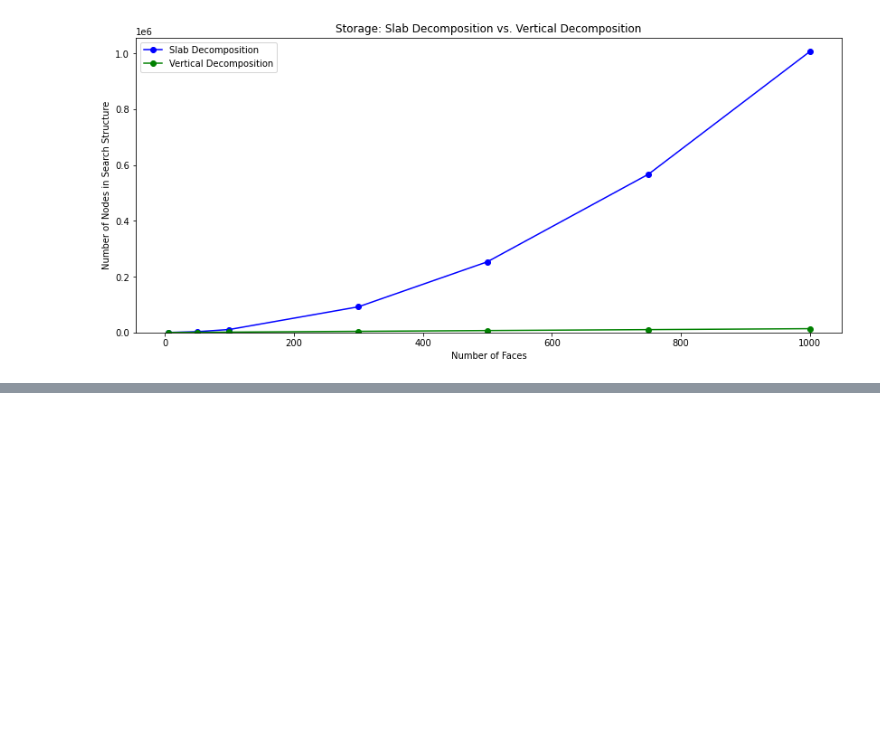
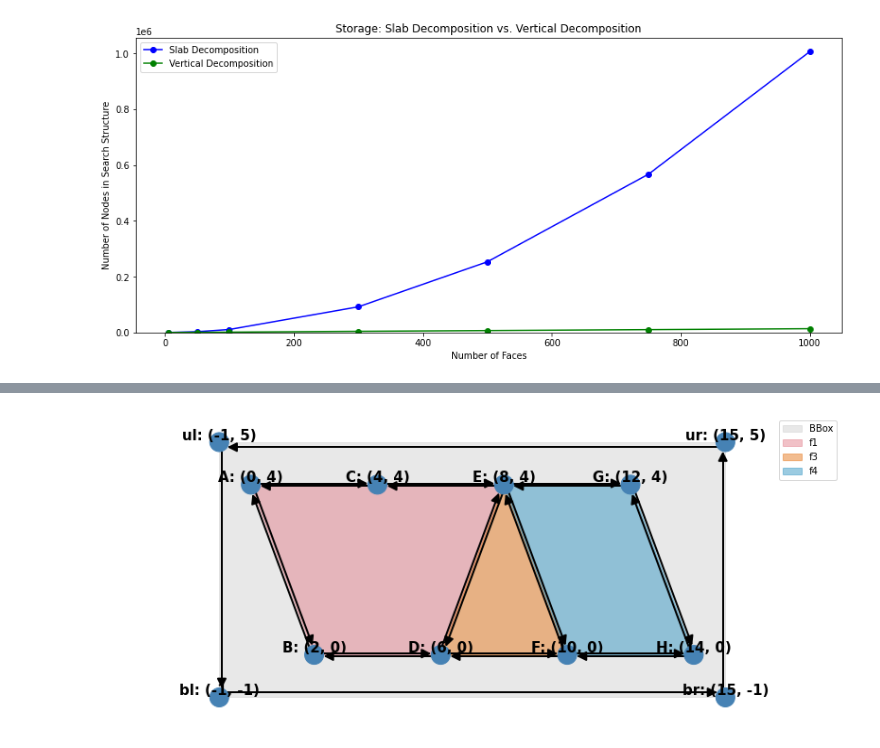
Before and after one commit to t1jsh111/2IMA15, a Jupyter notebook: notebook.ipynb, the cells around one changed output, grey strips where cells are left out. Saved outputs shown, nothing was run; the diff lists cells and outputs as text; code cells hidden in the pictures; blank space fills up the shorter version.

Commit message:
Special case notebook added

```diff
--- a/notebook.ipynb
+++ b/notebook.ipynb
@@ -749,0 +752,14 @@ In the first graph of Slab Decomposition we observe a quadratic curve. This in l
+# %%
+%matplotlib inline
+import matplotlib.pyplot as plt
+plt.rcParams['figure.figsize'] = [14, 6]  # Set default size of matplot plots in jupyter notebook
+import graph_generation.graph_generator as generator
+import backend.slab_decomposition as sd
+import complex_algorithm.algorithm as ca
+
+points, segments = generator.create_horizontal_graph(10)
+myDCEL = dcel.Dcel()
+myDCEL.build_dcel(points, segments)
+myDCEL.show_dcel()
+# %% [output]
+[figure, added]
```
Also changed, not shown: parts of 22 cells of this notebook.
